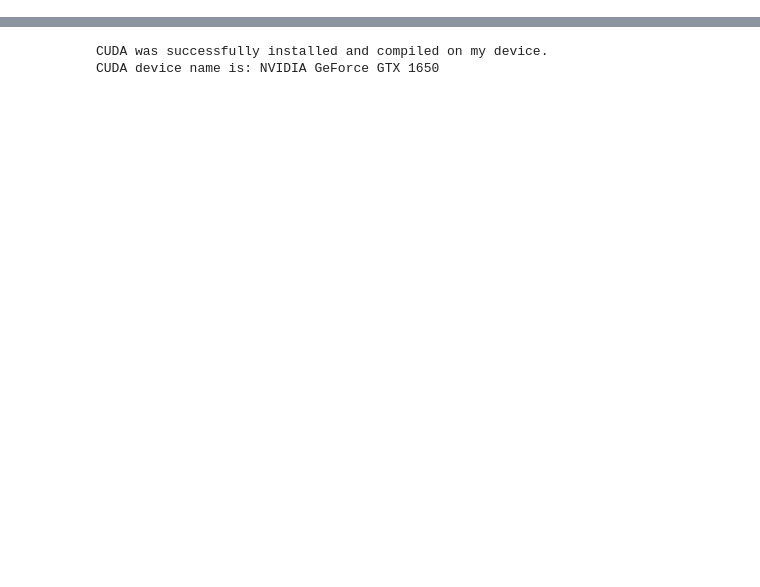
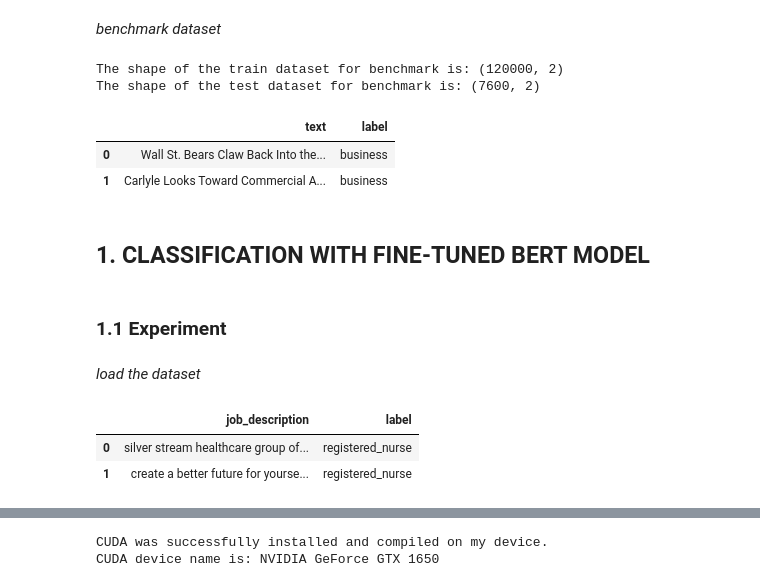
Before and after one commit to temulenbd/project-text-represetation-techniques, a Jupyter notebook: 3 data evaluation (bert with torch) .ipynb, the cells around one changed output, grey strips where cells are left out. Drawn from its saved outputs; the diff is of its cells as text; code cells hidden in the pictures; blank space fills up the shorter version.

```diff
--- a/3 data evaluation (bert with torch) .ipynb
+++ b/3 data evaluation (bert with torch) .ipynb
@@ -26,0 +72,20 @@ warnings.filterwarnings('ignore')
+# %% [markdown]
+*benchmark dataset*
+# %%
+# Import datasets as pandas data frame.
+df_benchmark_train = pd.read_csv('ag_news_train.csv', index_col=None)
+df_benchmark_test = pd.read_csv('ag_news_test.csv', index_col=None)
+# %%
+print('The shape of the train dataset for benchmark is:', df_benchmark_train.shape)
+print('The shape of the test dataset for benchmark is:', df_benchmark_test.shape)
+df_benchmark_train.head(2)
+# %% [output]
+The shape of the train dataset for benchmark is: (120000, 2)
+The shape of the test dataset for benchmark is: (7600, 2)
+|  | text | label |
+| 0 | Wall St. Bears Claw Back Into the... | business |
+| 1 | Carlyle Looks Toward Commercial A... | business |
+# %% [markdown]
+## 1. CLASSIFICATION WITH FINE-TUNED BERT MODEL
+# %% [markdown]
+### 1.1 Experiment
@@ -26,0 +95,11 @@ warnings.filterwarnings('ignore')
+# %% [markdown]
+*load the dataset*
+# %%
+# Create a copy of the original DataFrame for experimentation with BERT.
+df_bert = df_experiment.copy()
+
+df_bert.head(2)
+# %% [output]
+|  | job_description | label |
+| 0 | silver stream healthcare group of... | registered_nurse |
+| 1 | create a better future for yourse... | registered_nurse |
```
Also changed, not shown: parts of 73 cells of this notebook, 6 other files.
